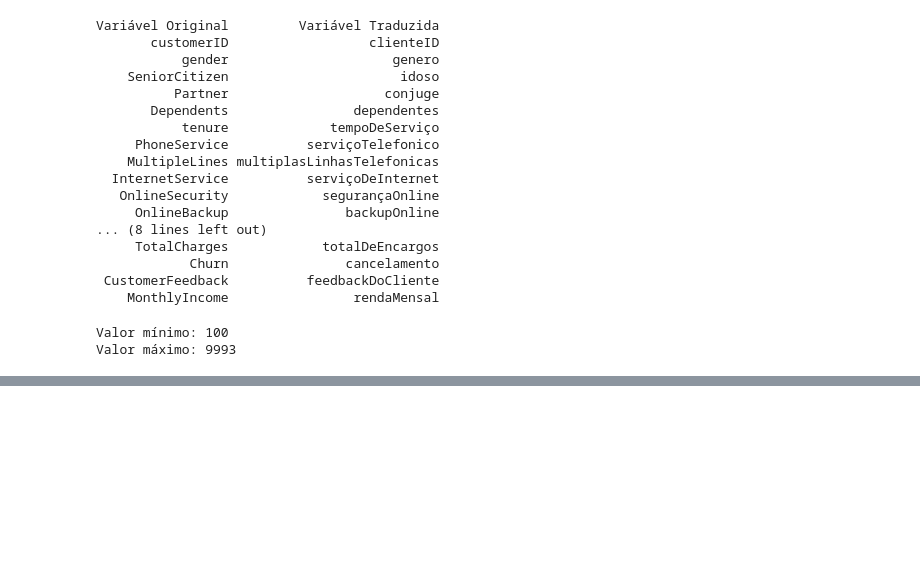
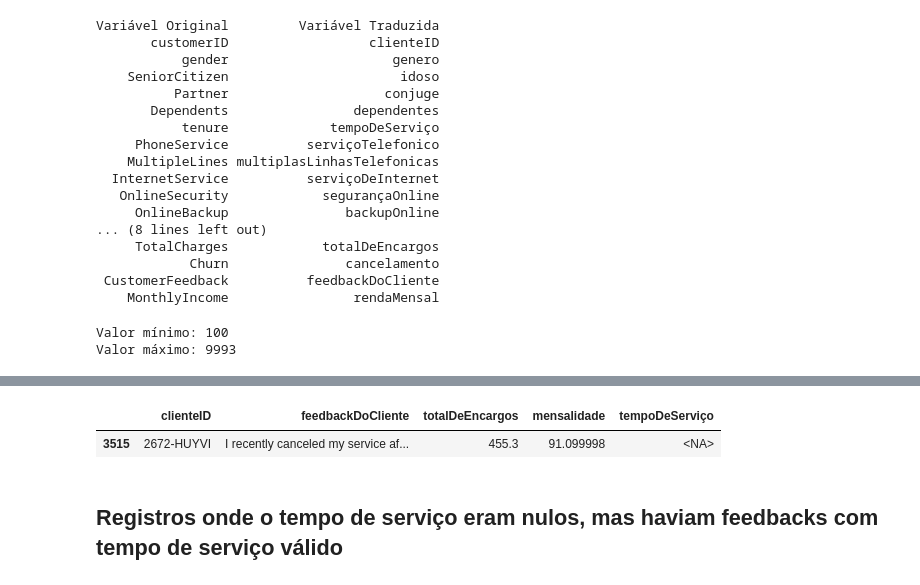
Before and after one commit to patrick0753/databricks_repositorio, a Jupyter notebook: df_databricks.ipynb, the cells around one changed output, grey strips where cells are left out. Saved outputs shown, nothing was run; the diff lists cells and outputs as text; code cells hidden in the pictures; blank space fills up the shorter version.

```diff
--- a/df_databricks.ipynb
+++ b/df_databricks.ipynb
@@ -224,0 +329,8 @@ array([6532, 7634, 3628, ..., 9308, 3904, 3016], shape=(4307,))
+# %%
+## filtrando feedback onde o tempo de serviço é nulo, para descobrir o total de encargos e mensalidade de um cliente específico
+df[df["feedbackDoCliente"].notnull() & df["tempoDeServiço"].isnull()][["clienteID", "feedbackDoCliente", "totalDeEncargos", "mensalidade","tempoDeServiço"]]
+# %% [output]
+|  | clienteID | feedbackDoCliente | totalDeEncargos | mensalidade | tempoDeServiço |
+| 3515 | 2672-HUYVI | I recently canceled my service af... | 455.3 | 91.099998 | <NA> |
+# %% [markdown]
+## Registros onde o tempo de serviço eram nulos, mas haviam feedbacks com tempo de serviço válido
```
Also changed, not shown: parts of 16 cells of this notebook.
